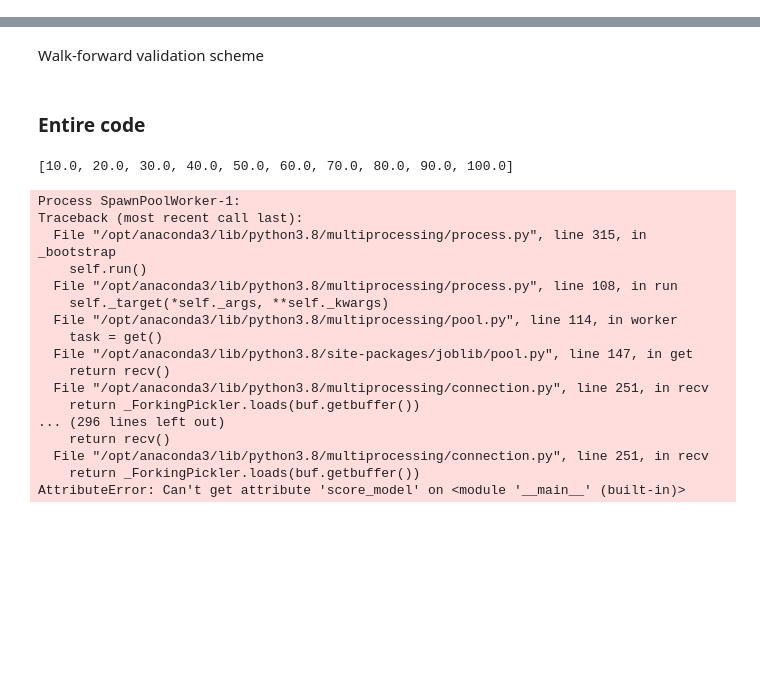
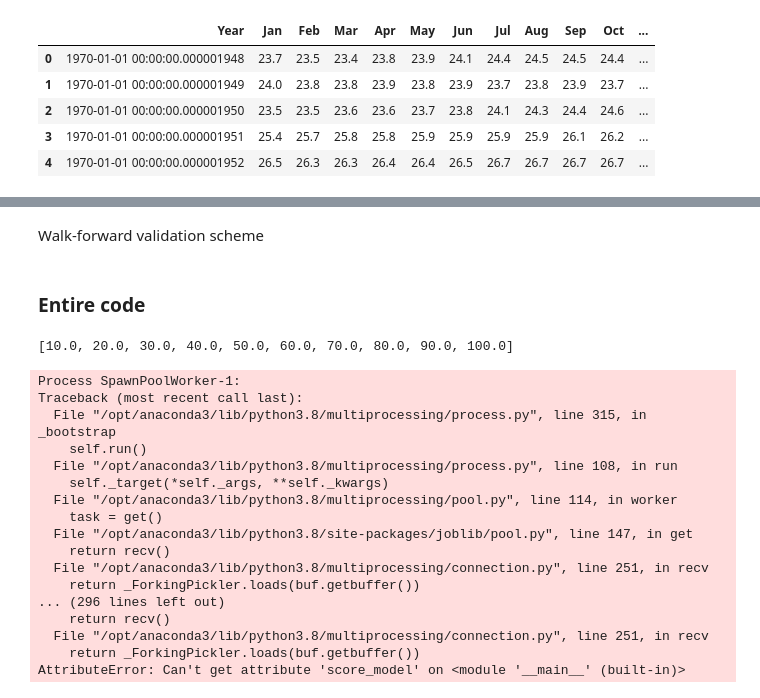
Before and after one commit to techthumb1/bls_project, a Jupyter notebook: notebooks/grid-search-triple-exp-smooth.ipynb, the cells around one changed output, grey strips where cells are left out. Cells and saved outputs as stored; diff of their text form; code cells hidden in the pictures; blank space fills up the shorter version.

```diff
--- a/notebooks/grid-search-triple-exp-smooth.ipynb
+++ b/notebooks/grid-search-triple-exp-smooth.ipynb
@@ -33,0 +61,12 @@ from numpy import array
+# %%
+# Convert to datetime
+cpi_u['Year'] = cpi_u['Year'].apply(pd.to_datetime)
+#cpi_u.reset_index('Year',inplace=True)
+cpi_u.head()
+# %% [output]
+|  | Year | Jan | Feb | Mar | Apr | May | Jun | Jul | Aug | Sep | Oct | ... |
+| 0 | 1970-01-01 00:00:00.000001948 | 23.7 | 23.5 | 23.4 | 23.8 | 23.9 | 24.1 | 24.4 | 24.5 | 24.5 | 24.4 | ... |
+| 1 | 1970-01-01 00:00:00.000001949 | 24.0 | 23.8 | 23.8 | 23.9 | 23.8 | 23.9 | 23.7 | 23.8 | 23.9 | 23.7 | ... |
+| 2 | 1970-01-01 00:00:00.000001950 | 23.5 | 23.5 | 23.6 | 23.6 | 23.7 | 23.8 | 24.1 | 24.3 | 24.4 | 24.6 | ... |
+| 3 | 1970-01-01 00:00:00.000001951 | 25.4 | 25.7 | 25.8 | 25.8 | 25.9 | 25.9 | 25.9 | 25.9 | 26.1 | 26.2 | ... |
+| 4 | 1970-01-01 00:00:00.000001952 | 26.5 | 26.3 | 26.3 | 26.4 | 26.4 | 26.5 | 26.7 | 26.7 | 26.7 | 26.7 | ... |
```
Also changed, not shown: parts of 11 cells of this notebook, 1 other file.
